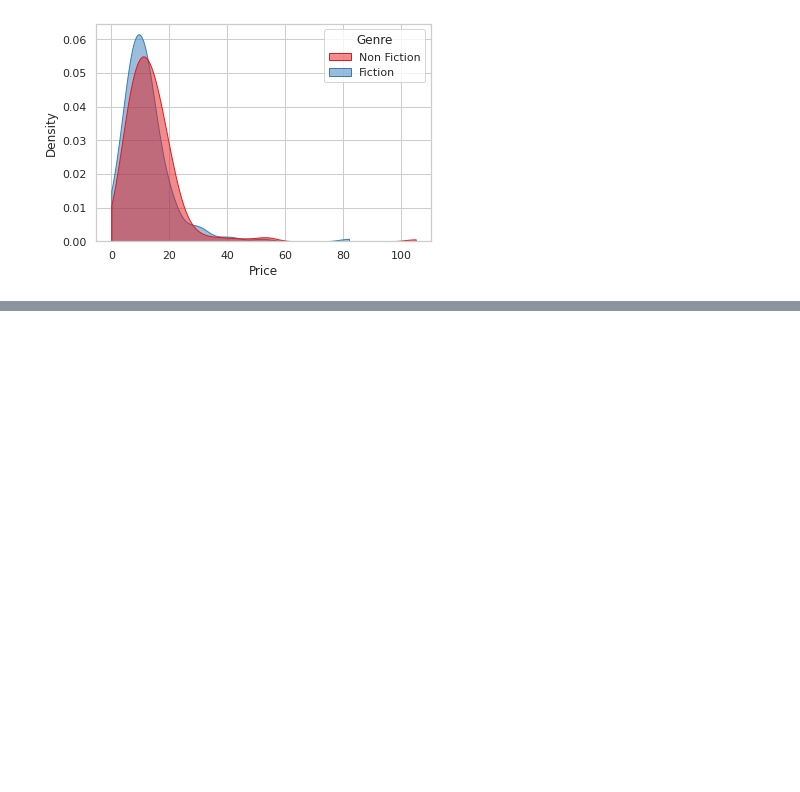
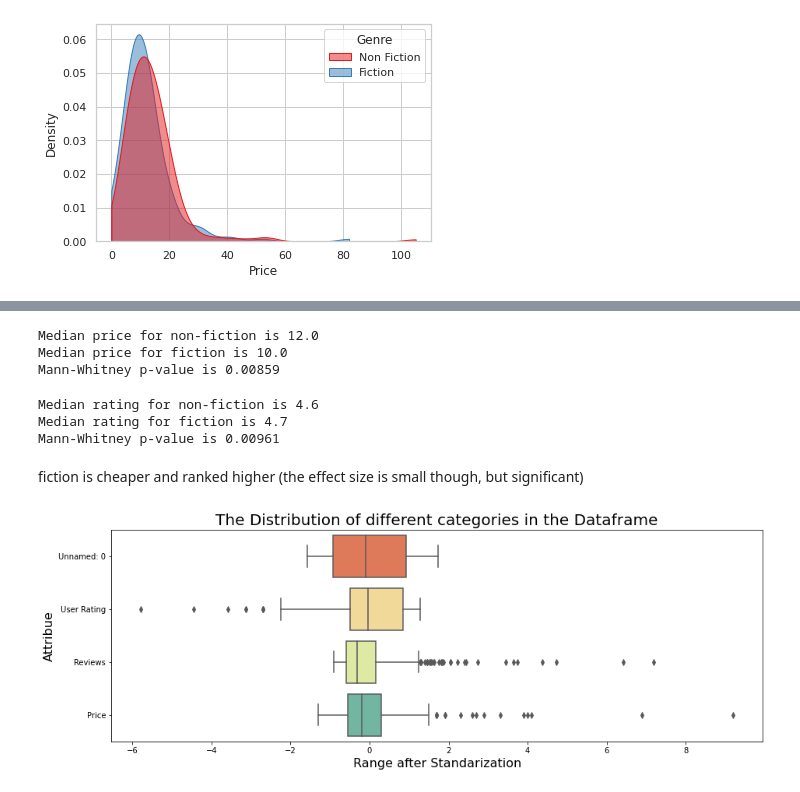
Before and after one commit to polisoma/tools, a Jupyter notebook: Amazon_bestsellers.ipynb, the cells around one changed output, grey strips where cells are left out. Drawn from its saved outputs; the diff is of its cells as text; code cells hidden in the pictures; blank space fills up the shorter version.

```diff
--- a/Amazon_bestsellers.ipynb
+++ b/Amazon_bestsellers.ipynb
@@ -396,0 +408,35 @@ plt.show()
+# %%
+# comparing medians
+print(f'Median price for non-fiction is {nonfiction.median()}')
+print(f'Median price for fiction is {fiction.median()}')
+print(f'Mann-Whitney p-value is {pval:.5f}')
+# %% [output]
+Median price for non-fiction is 12.0
+Median price for fiction is 10.0
+Mann-Whitney p-value is 0.00859
+# %%
+# the same for Rating
+alpha=0.05
+nonfiction=bestsellers_clean[bestsellers_clean.Genre=='Non Fiction']['User Rating']
+fiction=bestsellers_clean[bestsellers_clean.Genre=='Fiction']['User Rating']
+stat, pval = mannwhitneyu(nonfiction, fiction)
+print(f'Median rating for non-fiction is {nonfiction.median()}')
+print(f'Median rating for fiction is {fiction.median()}')
+print(f'Mann-Whitney p-value is {pval:.5f}')
+# %% [output]
+Median rating for non-fiction is 4.6
+Median rating for fiction is 4.7
+Mann-Whitney p-value is 0.00961
+# %% [markdown]
+fiction is cheaper and ranked higher (the effect size is small though, but significant)
+# %%
+# visualizing distributions (normality) after standartuzing the data
+def to_standard (df):
+
+    num_df = df[df.select_dtypes(include = np.number).columns.tolist()]
+
+    ss = StandardScaler()
+    std = ss.fit_transform(num_df)
+
+    std_df = pd.DataFrame(std, index = num_df.index, columns = num_df.columns)
+    return std_df
@@ -396,0 +451,17 @@ plt.show()
+# %%
+ax, fig = plt.subplots(1, 1, figsize = (15, 5))
+plt.title('The Distribution of different categories in the Dataframe', fontsize = 20) #Change please
+
+sns.boxplot(y = "variable", x = "value", data = pd.melt(to_standard(bestsellers_clean)), palette = 'Spectral')
+plt.xlabel('Range after Standarization', size = 16)
+plt.ylabel('Attribue', size = 16)
+
+# fix for mpl bug that cuts off top/bottom of seaborn viz
+#b, t = plt.ylim() # discover the values for bottom and top
+#b += 0.5 # Add 0.5 to the bottom
+#t -= 0.5 # Subtract 0.5 from the top
+#plt.ylim(b, t) # update the ylim(bottom, top) values
+
+plt.show()
+# %% [output]
+[figure, added]
```
Also changed, not shown: parts of 6 cells of this notebook.
